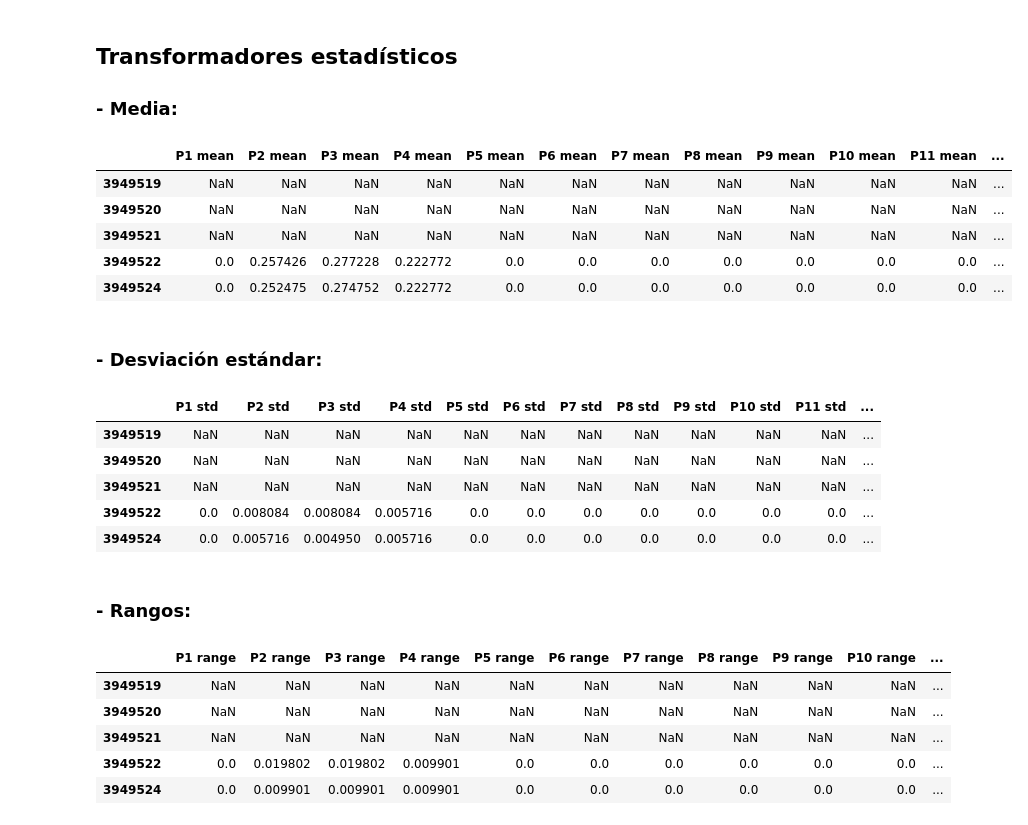
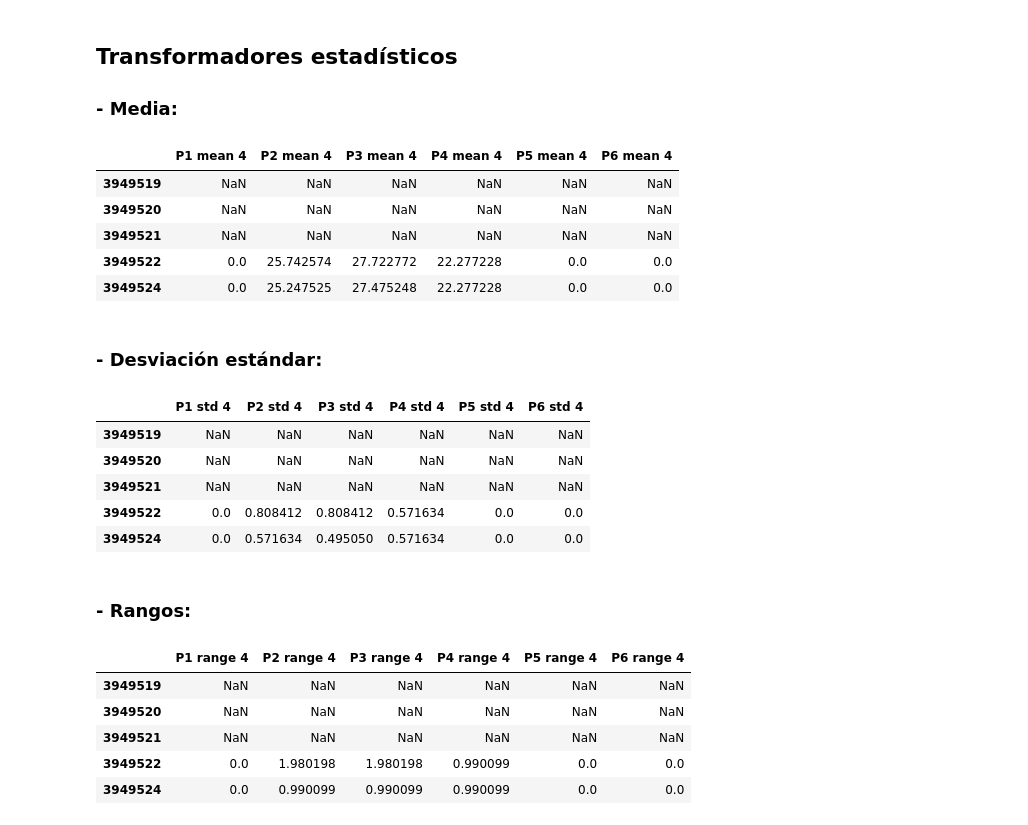
Before and after one commit to aliciaolivaresgil/TFG-SmartBeds, a Jupyter notebook: src/Transformadores.ipynb, the cells around one changed output. Drawn from its saved outputs; the diff is of its cells as text; code cells hidden in the pictures.

Commit message:
Modificación en transformadores

```diff
--- a/src/Transformadores.ipynb
+++ b/src/Transformadores.ipynb
@@ -69,5 +71,6 @@ presiones.head()
 # %% [markdown]
 ## Filtro de normalización:
 # %%
-normalizer = Normalizer()
+normalizer = Normalizer(100)
 datosNormalizados = normalizer.fit_transform(presiones)
+datosNormalizados.head()
@@ -82,0 +86,4 @@ datosNormalizados.head()
+# %%
+varianceThresholdPD = VarianceThresholdPD(0.5)
+datosNormalizados = varianceThresholdPD.fit_transform(datosNormalizados)
+datosNormalizados.head()
@@ -84,37 +98,39 @@ datosNormalizados.head()
 ## Transformadores estadísticos
 ### - Media:
 # %%
-statisticTransformer = StatisticsTransformer()
-mediasMoviles = statisticTransformer.fit_transform(datosNormalizados, mode='mean', window=4)
+statisticTransformer = StatisticsTransformer(mode='mean', window=4)
+mediasMoviles = statisticTransformer.fit_transform(datosNormalizados)
 mediasMoviles.head()
 # %% [output]
-|  | P1 mean | P2 mean | P3 mean | P4 mean | P5 mean | P6 mean | P7 mean | P8 mean | P9 mean | P10 mean | P11 mean | ... |
-| 3949519 | NaN | NaN | NaN | NaN | NaN | NaN | NaN | NaN | NaN | NaN | NaN | ... |
-| 3949520 | NaN | NaN | NaN | NaN | NaN | NaN | NaN | NaN | NaN | NaN | NaN | ... |
-| 3949521 | NaN | NaN | NaN | NaN | NaN | NaN | NaN | NaN | NaN | NaN | NaN | ... |
-| 3949522 | 0.0 | 0.257426 | 0.277228 | 0.222772 | 0.0 | 0.0 | 0.0 | 0.0 | 0.0 | 0.0 | 0.0 | ... |
-| 3949524 | 0.0 | 0.252475 | 0.274752 | 0.222772 | 0.0 | 0.0 | 0.0 | 0.0 | 0.0 | 0.0 | 0.0 | ... |
+|  | P1 mean 4 | P2 mean 4 | P3 mean 4 | P4 mean 4 | P5 mean 4 | P6 mean 4 |
+| 3949519 | NaN | NaN | NaN | NaN | NaN | NaN |
+| 3949520 | NaN | NaN | NaN | NaN | NaN | NaN |
+| 3949521 | NaN | NaN | NaN | NaN | NaN | NaN |
+| 3949522 | 0.0 | 25.742574 | 27.722772 | 22.277228 | 0.0 | 0.0 |
+| 3949524 | 0.0 | 25.247525 | 27.475248 | 22.277228 | 0.0 | 0.0 |
 # %% [markdown]
 ### - Desviación estándar:
 # %%
-desviacionesMoviles = statisticTransformer.fit_transform(datosNormalizados, mode='std', window=4)
+statisticTransformer2 = StatisticsTransformer(mode='std', window=4)
+desviacionesMoviles = statisticTransformer2.fit_transform(datosNormalizados)
 desviacionesMoviles.head()
 # %% [output]
-|  | P1 std | P2 std | P3 std | P4 std | P5 std | P6 std | P7 std | P8 std | P9 std | P10 std | P11 std | ... |
-| 3949519 | NaN | NaN | NaN | NaN | NaN | NaN | NaN | NaN | NaN | NaN | NaN | ... |
-| 3949520 | NaN | NaN | NaN | NaN | NaN | NaN | NaN | NaN | NaN | NaN | NaN | ... |
-| 3949521 | NaN | NaN | NaN | NaN | NaN | NaN | NaN | NaN | NaN | NaN | NaN | ... |
-| 3949522 | 0.0 | 0.008084 | 0.008084 | 0.005716 | 0.0 | 0.0 | 0.0 | 0.0 | 0.0 | 0.0 | 0.0 | ... |
-| 3949524 | 0.0 | 0.005716 | 0.004950 | 0.005716 | 0.0 | 0.0 | 0.0 | 0.0 | 0.0 | 0.0 | 0.0 | ... |
+|  | P1 std 4 | P2 std 4 | P3 std 4 | P4 std 4 | P5 std 4 | P6 std 4 |
+| 3949519 | NaN | NaN | NaN | NaN | NaN | NaN |
+| 3949520 | NaN | NaN | NaN | NaN | NaN | NaN |
+| 3949521 | NaN | NaN | NaN | NaN | NaN | NaN |
+| 3949522 | 0.0 | 0.808412 | 0.808412 | 0.571634 | 0.0 | 0.0 |
+| 3949524 | 0.0 | 0.571634 | 0.495050 | 0.571634 | 0.0 | 0.0 |
 # %% [markdown]
 ### - Rangos:
 # %%
-rangosMoviles = statisticTransformer.fit_transform(datosNormalizados, mode='range', window=4)
+statisticTransformer3 = StatisticsTransformer(mode='range', window=4)
+rangosMoviles = statisticTransformer3.fit_transform(datosNormalizados)
 rangosMoviles.head()
 # %% [output]
-|  | P1 range | P2 range | P3 range | P4 range | P5 range | P6 range | P7 range | P8 range | P9 range | P10 range | ... |
-| 3949519 | NaN | NaN | NaN | NaN | NaN | NaN | NaN | NaN | NaN | NaN | ... |
-| 3949520 | NaN | NaN | NaN | NaN | NaN | NaN | NaN | NaN | NaN | NaN | ... |
-| 3949521 | NaN | NaN | NaN | NaN | NaN | NaN | NaN | NaN | NaN | NaN | ... |
-| 3949522 | 0.0 | 0.019802 | 0.019802 | 0.009901 | 0.0 | 0.0 | 0.0 | 0.0 | 0.0 | 0.0 | ... |
-| 3949524 | 0.0 | 0.009901 | 0.009901 | 0.009901 | 0.0 | 0.0 | 0.0 | 0.0 | 0.0 | 0.0 | ... |
+|  | P1 range 4 | P2 range 4 | P3 range 4 | P4 range 4 | P5 range 4 | P6 range 4 |
+| 3949519 | NaN | NaN | NaN | NaN | NaN | NaN |
+| 3949520 | NaN | NaN | NaN | NaN | NaN | NaN |
+| 3949521 | NaN | NaN | NaN | NaN | NaN | NaN |
+| 3949522 | 0.0 | 1.980198 | 1.980198 | 0.990099 | 0.0 | 0.0 |
+| 3949524 | 0.0 | 0.990099 | 0.990099 | 0.990099 | 0.0 | 0.0 |
```
Also changed, not shown: parts of 10 cells of this notebook, 1 other file.
